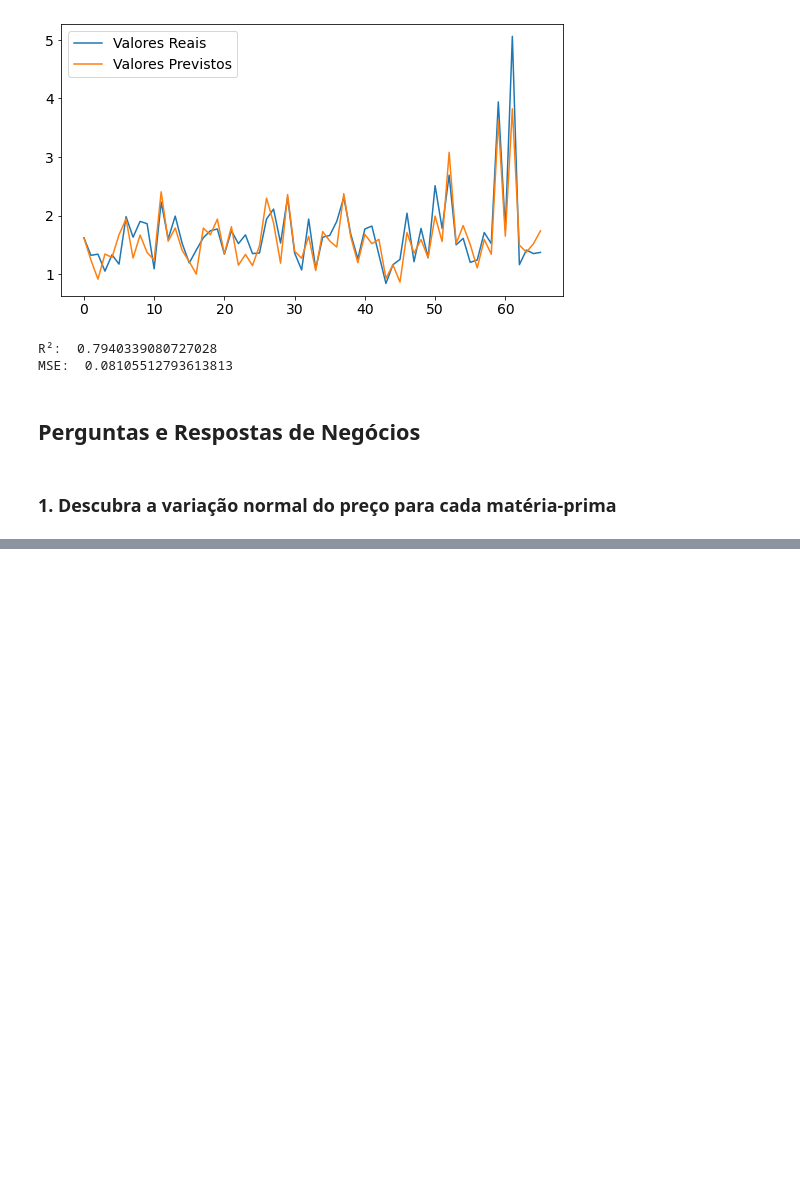
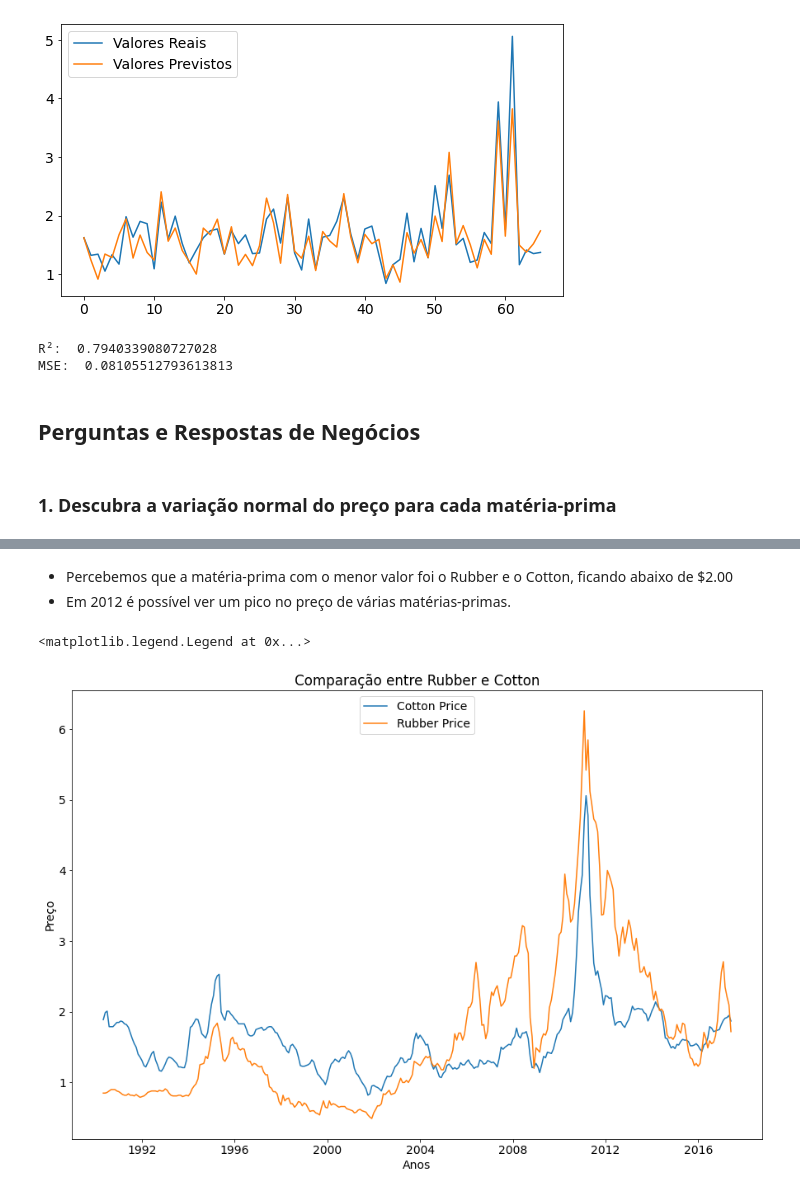
Before and after one commit to RaulOAlves/Agricultural_Raw_Material_prices_-1990_2020-, a Jupyter notebook: Agricultural_Raw_Material_prices_(1990_2020).ipynb, the cells around one changed output, grey strips where cells are left out. Drawn from its saved outputs; the diff is of its cells as text; code cells hidden in the pictures; blank space fills up the shorter version.

```diff
--- a/Agricultural_Raw_Material_prices_(1990_2020).ipynb
+++ b/Agricultural_Raw_Material_prices_(1990_2020).ipynb
@@ -283,0 +300,13 @@ for i in range(len(changes)):
+# %% [markdown]
+* Percebemos que a matéria-prima com o menor valor foi o Rubber e o Cotton, ficando abaixo de $2.00
+* Em 2012 é possível ver um pico no preço de várias matérias-primas.
+# %%
+plt.figure(figsize=(15,10))
+plt.plot(df[['Cotton Price', 'Rubber Price']])
+plt.title('Comparação entre Rubber e Cotton')
+plt.xlabel('Anos')
+plt.ylabel('Preço')
+plt.legend(['Cotton Price', 'Rubber Price'], loc='upper center')
+# %% [output]
+<matplotlib.legend.Legend at 0x...>
+[figure, added]
```
Also changed, not shown: parts of 6 cells of this notebook.
